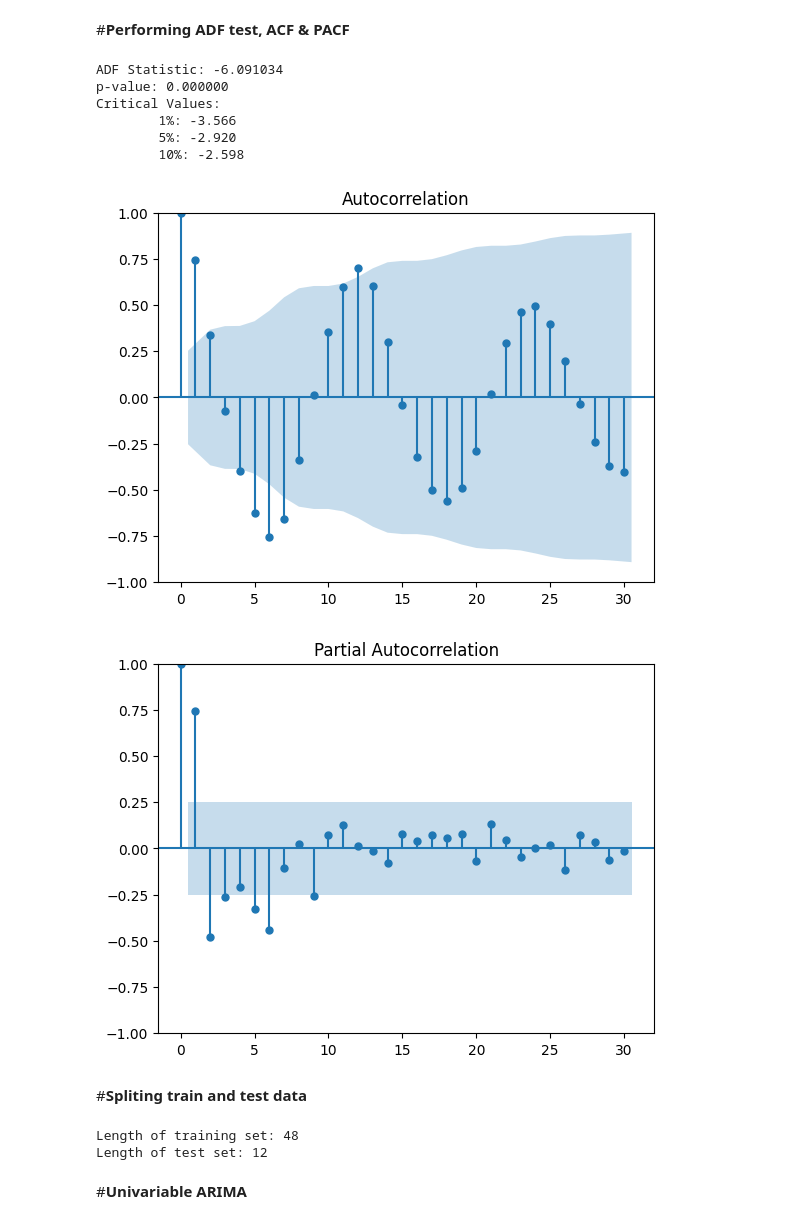
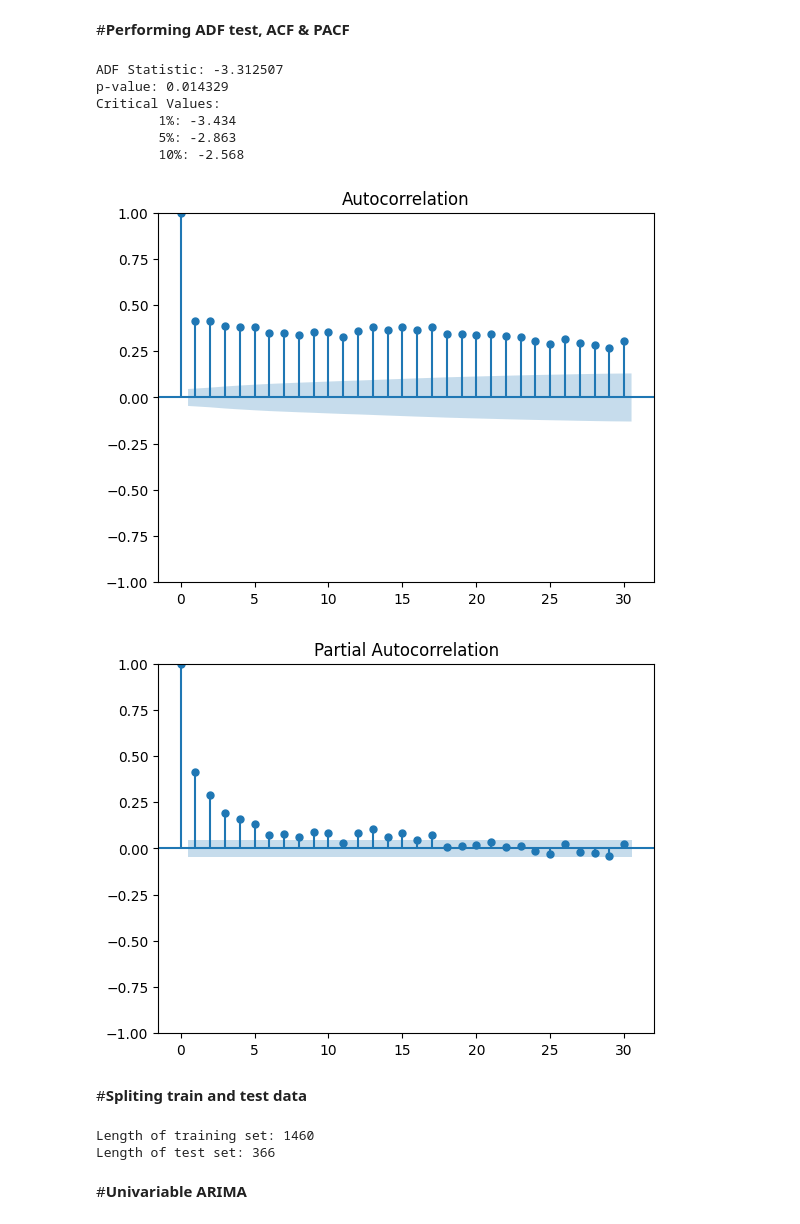
Before and after one commit to RanxduG/Sri-Lanka-Formaldehyde-Level-Analysis, a Jupyter notebook: Colombo_Daily_Prediction_Models.ipynb, the cells around one changed output. Cells and saved outputs as stored; diff of their text form; code cells hidden in the pictures.

```diff
--- a/Colombo_Daily_Prediction_Models.ipynb
+++ b/Colombo_Daily_Prediction_Models.ipynb
@@ -65,7 +64,7 @@ plt.legend()
 # %%
 from statsmodels.tsa.stattools import adfuller
 
-X = colombo_monthly_mean.HCHO_reading.values
+X = Colombo_selected.HCHO_reading.values
 result = adfuller(X)
 print('ADF Statistic: %f' % result[0])
 print('p-value: %f' % result[1])
@@ -73,35 +72,35 @@ print('Critical Values:')
 for key, value in result[4].items():
     print('\t%s: %.3f' % (key, value))
 # %% [output]
-ADF Statistic: -6.091034
-p-value: 0.000000
+ADF Statistic: -3.312507
+p-value: 0.014329
 Critical Values:
-        1%: -3.566
-        5%: -2.920
-        10%: -2.598
+        1%: -3.434
+        5%: -2.863
+        10%: -2.568
 # %%
 from statsmodels.graphics.tsaplots import plot_acf, plot_pacf
-series = colombo_monthly_mean.HCHO_reading.values
+series = Colombo_selected.HCHO_reading.values
 plot_acf(series, lags=30)
 plot_pacf(series, lags=30)
 plt.show()
 # %% [output]
-[figure, old version]
+[figure, new version]
-[figure, old version]
+[figure, new version]
 # %% [markdown]
 #**Spliting train and test data**
 # %%
-split_index = int(len(colombo_monthly_mean) * 0.8)
+split_index = int(len(Colombo_selected) * 0.8)
 
 # Splitting the data into training and test sets
-train_data = colombo_monthly_mean.iloc[:split_index]
-test_data = colombo_monthly_mean.iloc[split_index:]
+train_data = Colombo_selected.iloc[:split_index]
+test_data = Colombo_selected.iloc[split_index:]
 
 print("Length of training set:", len(train_data))
 print("Length of test set:", len(test_data))
 # %% [output]
-Length of training set: 48
-Length of test set: 12
+Length of training set: 1460
+Length of test set: 366
 # %% [markdown]
 #**Univariable ARIMA**
 # %%
```
Also changed, not shown: parts of 9 cells of this notebook.
